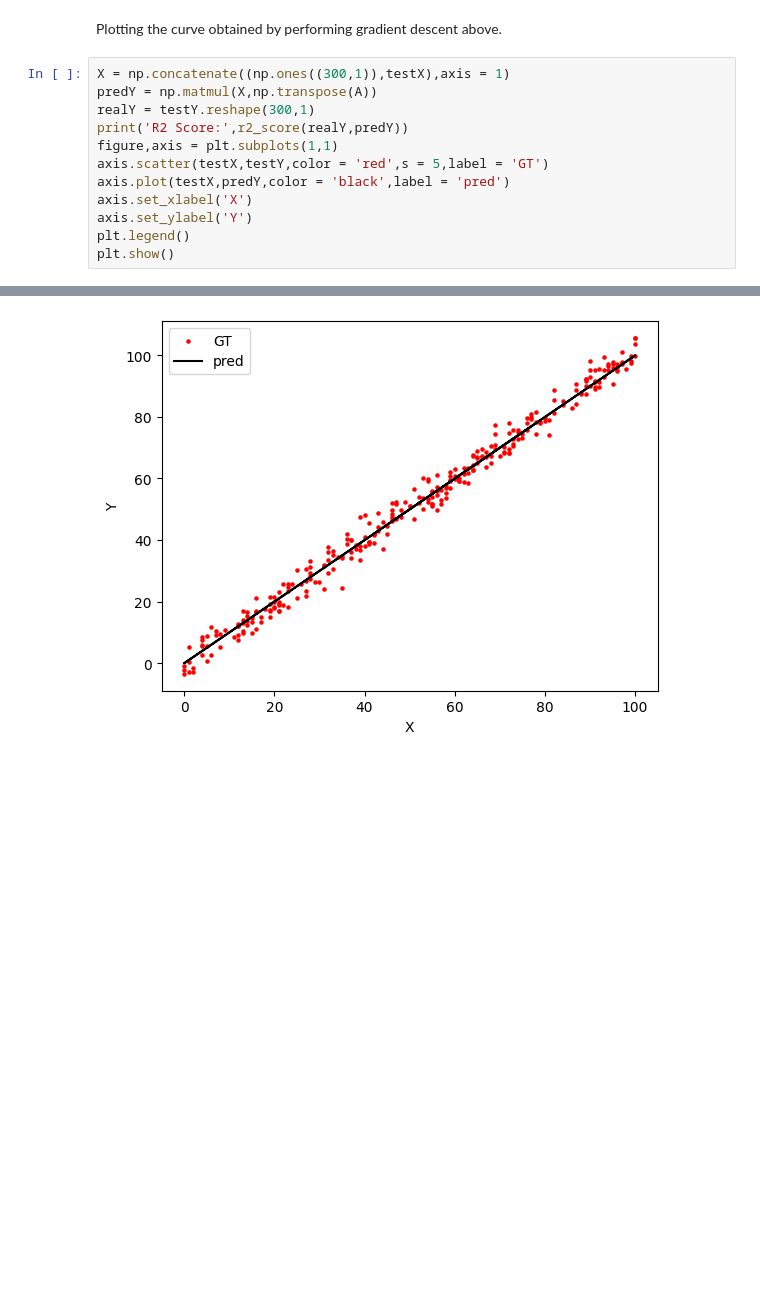
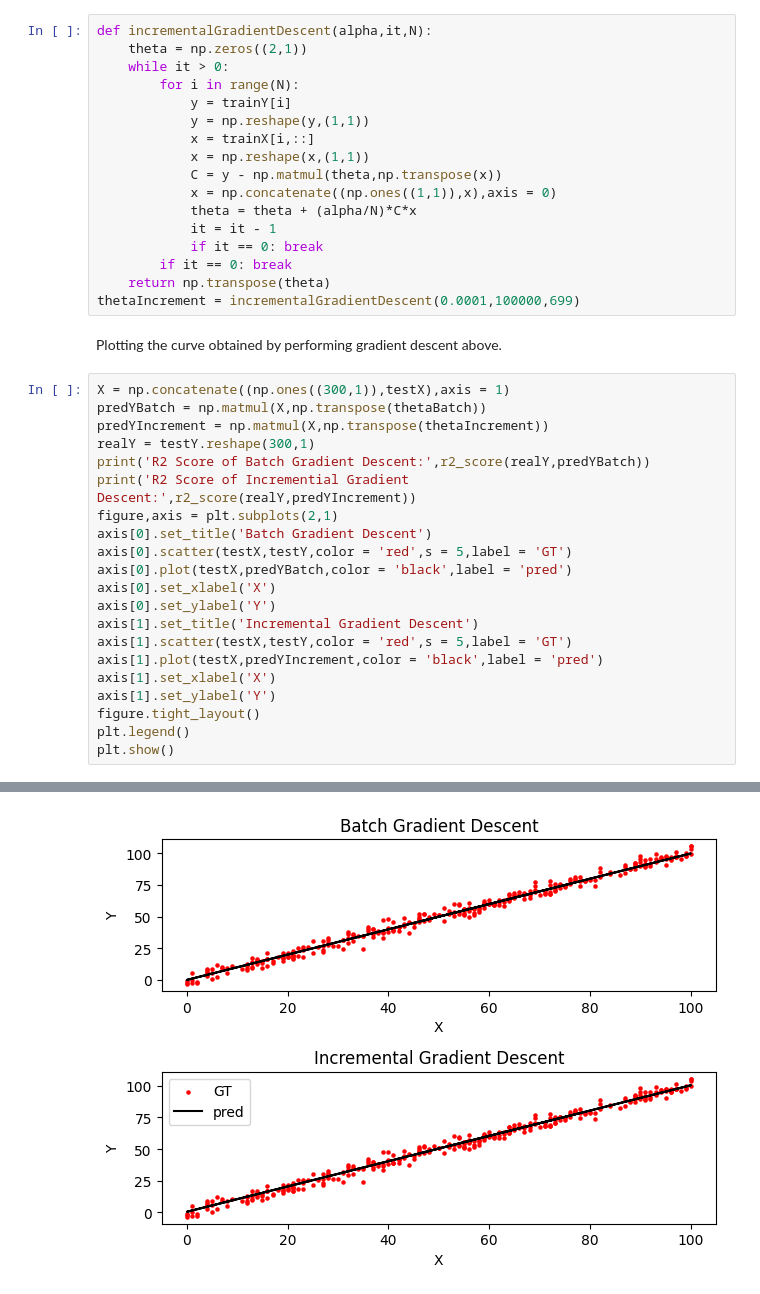
Before and after one commit to Blue-coder89/Machine-Learning, a Jupyter notebook: Regression/linearRegression/linearRegression.ipynb, the cells around one changed output, grey strips where cells are left out. Cells and saved outputs as stored; diff of their text form; blank space fills up the shorter version.

Commit message:
Implemented Incremental Gradient Descent

```diff
--- a/Regression/linearRegression/linearRegression.ipynb
+++ b/Regression/linearRegression/linearRegression.ipynb
@@ -109,15 +88,41 @@ A = gradientDescent(0.0001,1000,699)
+# %%
+def incrementalGradientDescent(alpha,it,N):
+    theta = np.zeros((2,1))
+    while it > 0:
+        for i in range(N):
+            y = trainY[i]
+            y = np.reshape(y,(1,1))
+            x = trainX[i,::]
+            x = np.reshape(x,(1,1))
+            C = y - np.matmul(theta,np.transpose(x))
+            x = np.concatenate((np.ones((1,1)),x),axis = 0)
+            theta = theta + (alpha/N)*C*x
+            it = it - 1
+            if it == 0: break
+        if it == 0: break
+    return np.transpose(theta)
+thetaIncrement = incrementalGradientDescent(0.0001,100000,699)
 # %% [markdown]
 Plotting the curve obtained by performing gradient descent above.
 # %%
 X = np.concatenate((np.ones((300,1)),testX),axis = 1)
-predY = np.matmul(X,np.transpose(A))
+predYBatch = np.matmul(X,np.transpose(thetaBatch))
+predYIncrement = np.matmul(X,np.transpose(thetaIncrement))
 realY = testY.reshape(300,1)
-print('R2 Score:',r2_score(realY,predY))
-figure,axis = plt.subplots(1,1)
-axis.scatter(testX,testY,color = 'red',s = 5,label = 'GT')
-axis.plot(testX,predY,color = 'black',label = 'pred')
-axis.set_xlabel('X')
-axis.set_ylabel('Y')
+print('R2 Score of Batch Gradient Descent:',r2_score(realY,predYBatch))
+print('R2 Score of Incremential Gradient Descent:',r2_score(realY,predYIncrement))
+figure,axis = plt.subplots(2,1)
+axis[0].set_title('Batch Gradient Descent')
+axis[0].scatter(testX,testY,color = 'red',s = 5,label = 'GT')
+axis[0].plot(testX,predYBatch,color = 'black',label = 'pred')
+axis[0].set_xlabel('X')
+axis[0].set_ylabel('Y')
+axis[1].set_title('Incremental Gradient Descent')
+axis[1].scatter(testX,testY,color = 'red',s = 5,label = 'GT')
+axis[1].plot(testX,predYIncrement,color = 'black',label = 'pred')
+axis[1].set_xlabel('X')
+axis[1].set_ylabel('Y')
+figure.tight_layout()
 plt.legend()
 plt.show()
 # %% [output]
@@ -125 +131 @@ R2 Score: 0.9887734053310671
-[figure, old version]
+[figure, new version]
```
Also changed, not shown: parts of 6 cells of this notebook, 3 other files.
